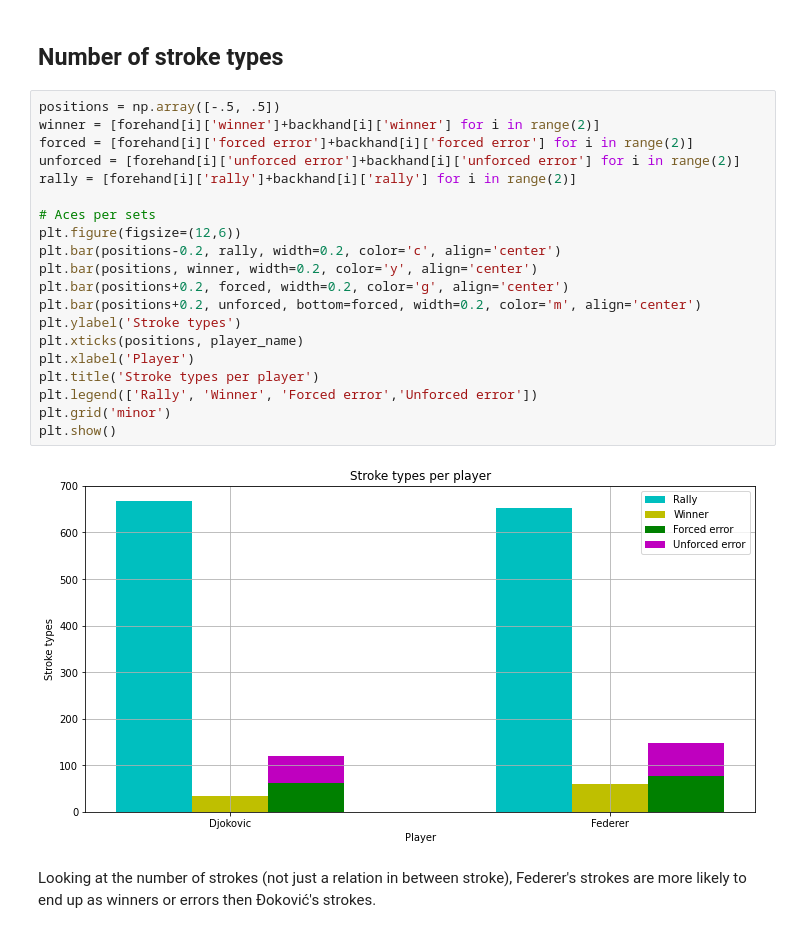
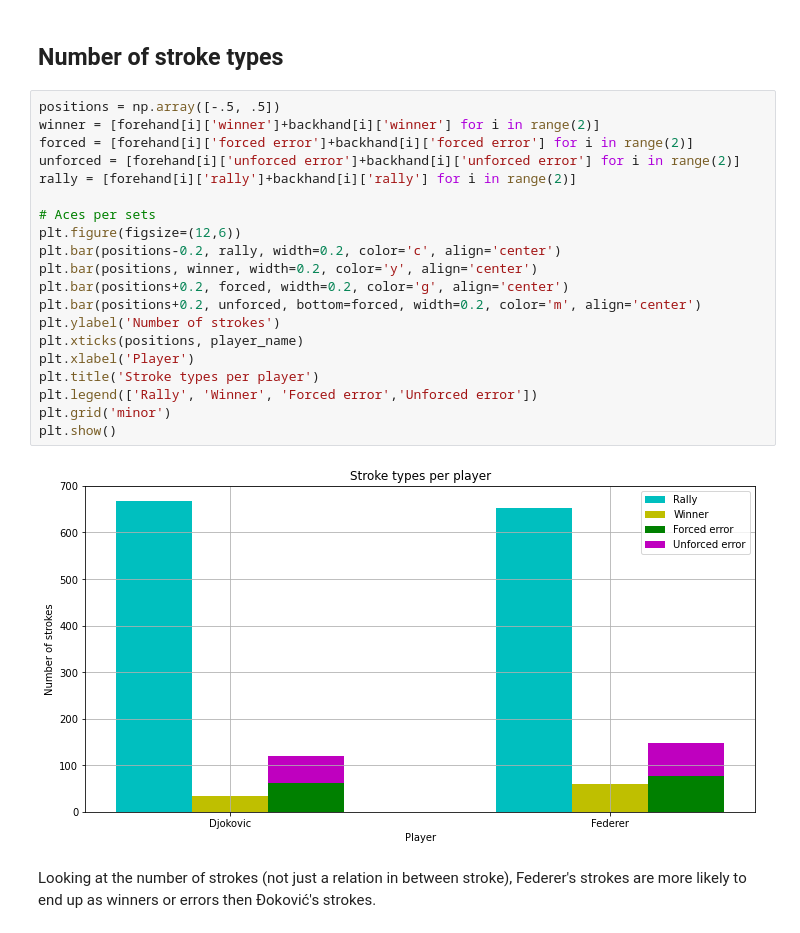
Before and after one commit to m-grbic/Foundley-Project, a Jupyter notebook: Tennis.ipynb, the cells around one changed output. Cells and saved outputs as stored; diff of their text form.

```diff
--- a/Tennis.ipynb
+++ b/Tennis.ipynb
@@ -774,25 +774,25 @@ Federer's forehand has the highest error rate and the greatest percentage of win
 # %%
 positions = np.array([-.5, .5])
 winner = [forehand[i]['winner']+backhand[i]['winner'] for i in range(2)]
 forced = [forehand[i]['forced error']+backhand[i]['forced error'] for i in range(2)]
 unforced = [forehand[i]['unforced error']+backhand[i]['unforced error'] for i in range(2)]
 rally = [forehand[i]['rally']+backhand[i]['rally'] for i in range(2)]
 
 # Aces per sets
 plt.figure(figsize=(12,6))
 plt.bar(positions-0.2, rally, width=0.2, color='c', align='center')
 plt.bar(positions, winner, width=0.2, color='y', align='center')
 plt.bar(positions+0.2, forced, width=0.2, color='g', align='center')
 plt.bar(positions+0.2, unforced, bottom=forced, width=0.2, color='m', align='center')
-plt.ylabel('Stroke types')
+plt.ylabel('Number of strokes')
 plt.xticks(positions, player_name)
 plt.xlabel('Player')
 plt.title('Stroke types per player')
 plt.legend(['Rally', 'Winner', 'Forced error','Unforced error'])
 plt.grid('minor')
 plt.show()
 # %% [output]
-[figure, old version]
+[figure, new version]
 # %% [markdown]
 Looking at the number of strokes (not just a relation in between stroke), Federer's strokes are more likely to end up as winners or errors then Đoković's strokes.
 # %% [markdown]
```
Also changed, not shown: parts of 7 cells of this notebook.
